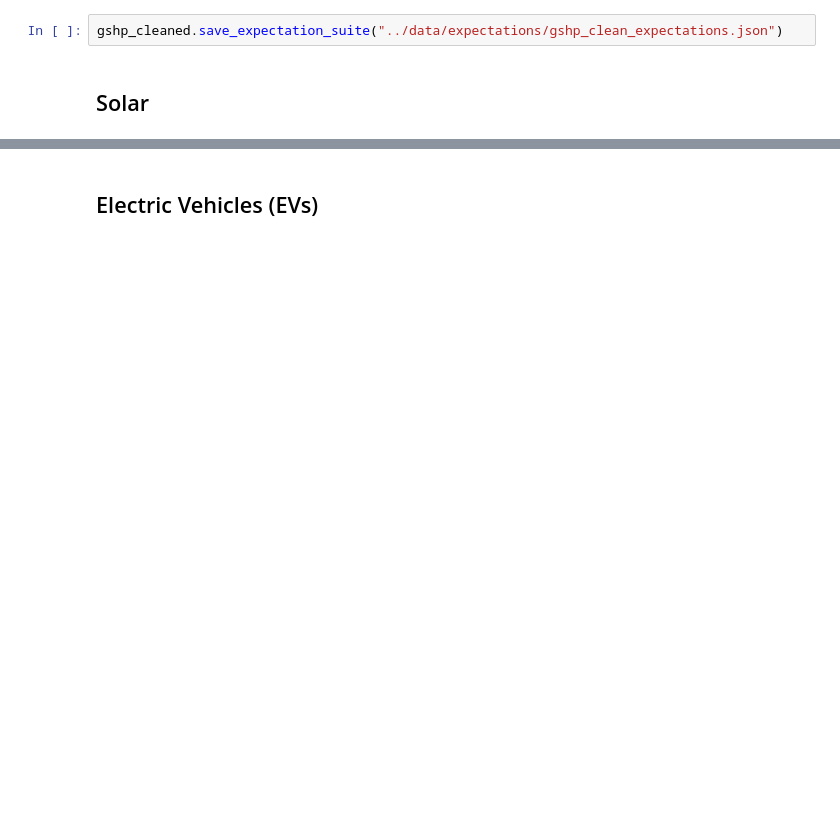
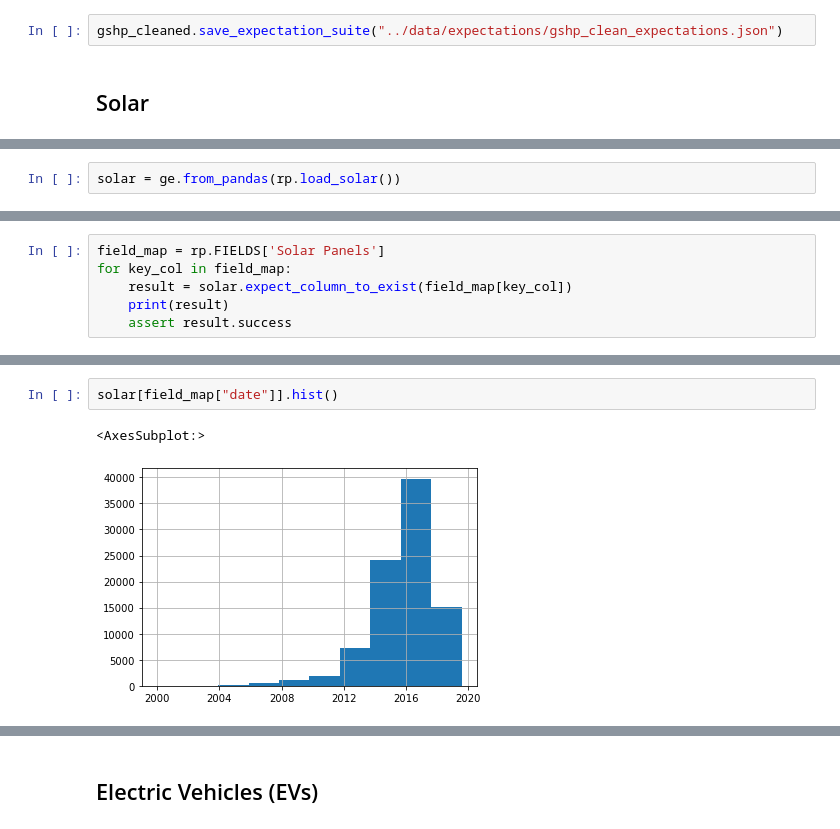
Before and after one commit to massenergize/rad_pipeline, a Jupyter notebook: notebooks/expectations.ipynb, the cells around one changed output, grey strips where cells are left out. Saved outputs shown, nothing was run; the diff lists cells and outputs as text; blank space fills up the shorter version.

```diff
--- a/notebooks/expectations.ipynb
+++ b/notebooks/expectations.ipynb
@@ -709,0 +732,2 @@ gshp_cleaned.save_expectation_suite("../data/expectations/gshp_clean_expectation
+# %%
+solar = ge.from_pandas(rp.load_solar())
@@ -709,0 +757,6 @@ gshp_cleaned.save_expectation_suite("../data/expectations/gshp_clean_expectation
+# %%
+field_map = rp.FIELDS['Solar Panels']
+for key_col in field_map:
+    result = solar.expect_column_to_exist(field_map[key_col])
+    print(result)
+    assert result.success
@@ -709,0 +917,5 @@ gshp_cleaned.save_expectation_suite("../data/expectations/gshp_clean_expectation
+# %%
+solar[field_map["date"]].hist()
+# %% [output]
+<AxesSubplot:>
+[figure, added]
```
Also changed, not shown: parts of 59 cells of this notebook, 4 other files.
